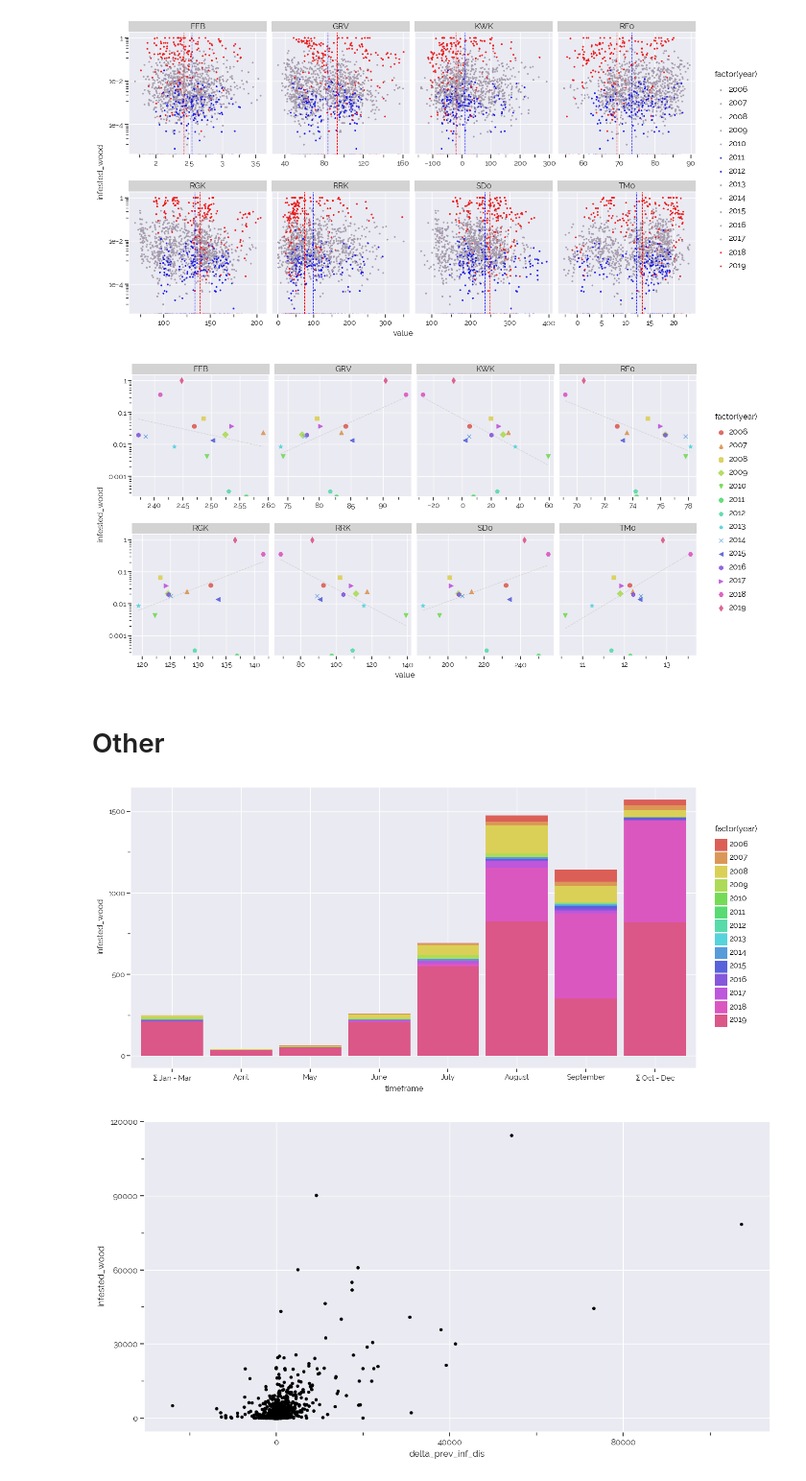
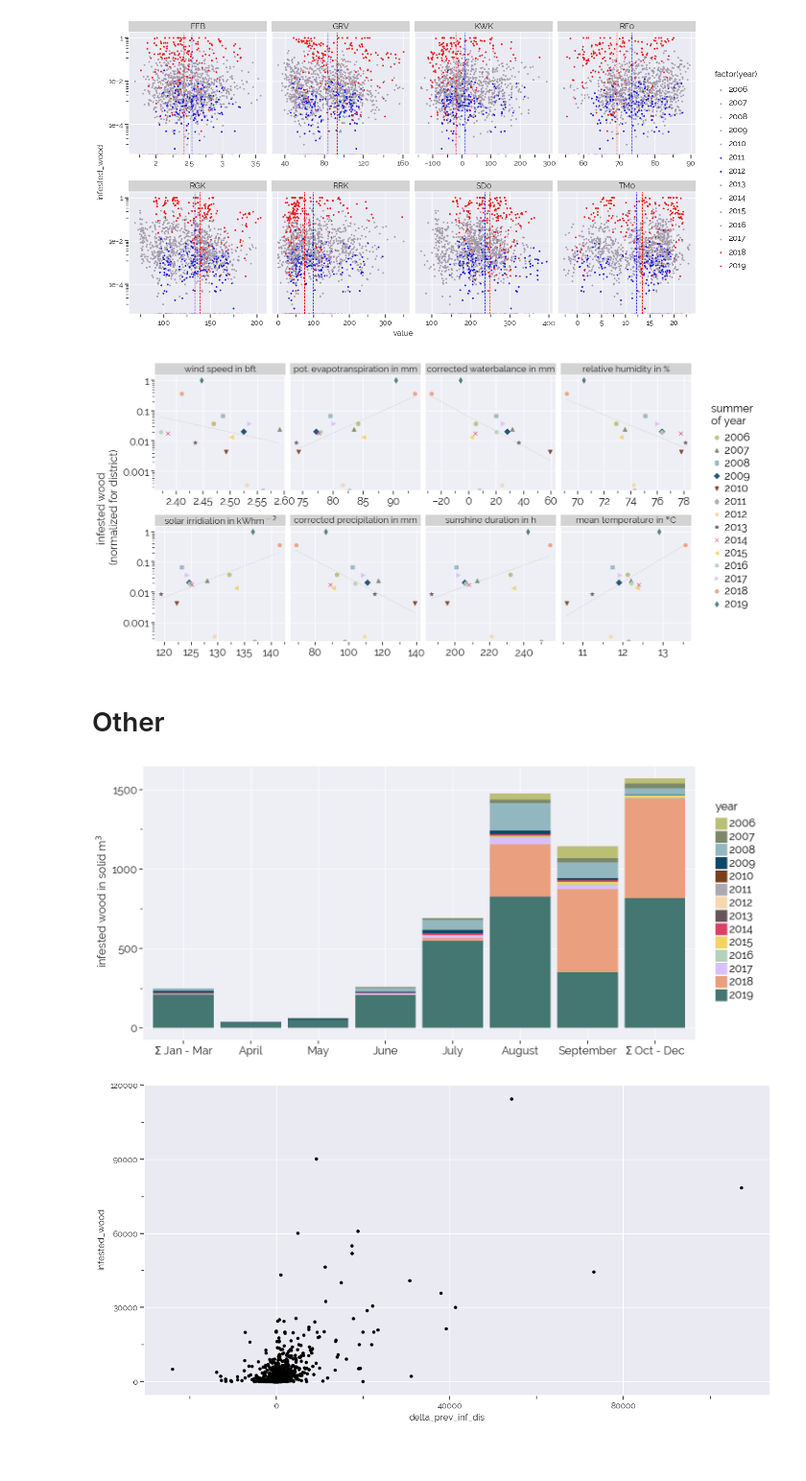
Before and after one commit to ho-ya/Bark_Beetle_Sachsenforst, a Jupyter notebook: 2_EDA.ipynb, the cells around one changed output. Shown at 96% size. Drawn from its saved outputs; the diff is of its cells as text; code cells hidden in the pictures; blank space fills up the shorter version.

```diff
--- a/2_EDA.ipynb
+++ b/2_EDA.ipynb
@@ -17,3 +41,22 @@ rcParams['font.sans-serif'] = ['Raleway']
 data = pd.read_csv('barkbeetle_dataset.csv')
 
 data['timestamp'] = pd.to_datetime(data['timestamp'])
+# %%
+mycolors = ['#447672', '#EA9F7E', '#DABFFF', '#B4D2BA', '#F4D35E',
+            '#DA4167', '#67555C', '#F6D8AE', '#ABA8B2', '#7B3E19',
+            '#0C4767', '#93B7BE', '#7B886B', '#bbbf76', '#F17300']
+
+
+p9.options.figure_size = (10, 7.5)
+x = list(range(15))
+y = [2,1,3]*5
+c = list(range(1,16))
+
+
+
+(
+    p9.ggplot(p9.aes('x' , 'y', color='factor(c)'))
+    + p9.geom_point(size=20)
+    + p9.scale_color_manual(mycolors)
+    + p9.theme_seaborn()
+).draw();
@@ -234,0 +318,11 @@ grouped_by_county = data.groupby(['timestamp','county_name'])['infested_wood'].s
+# %%
+#TODO: Histogram of observations
+
+p9.options.figure_size = (10, 7.5)
+
+(
+    p9.ggplot(data, p9.aes(x='infested_wood'))
+    + p9.geom_histogram(binwidth=2000, fill=mycolors[0], color='black', size=.1)
+    + p9.scale_y_continuous(trans="log1p", breaks=[0,1,10,100,1000,10000])
+    + mytheme
+).draw();
@@ -488,14 +562,14 @@ draw.drop_duplicates(['year'], inplace=True)
 draw['infested_wood'] = draw['infested_wood'].transform(lambda x: minmax_scale(x))
 draw = pd.melt(draw, id_vars=['infested_wood', 'year'], value_vars=['TM0', 'RF0', 'SD0', 'RRK', 'FFB', 'RGK', 'GRV', 'KWK'])
 
-p9.options.figure_size = (15,7.5)
 
 (p9.ggplot(p9.aes('value', 'infested_wood', color='factor(year)', shape='factor(year)'), data=draw)
  + p9.geom_smooth(p9.aes('value', 'infested_wood', group=1), method='lm', se=False, color='lightgrey', size=.5, linetype='--')
  + p9.geom_point(size=3, alpha=.9)
- + p9.facet_wrap('variable', scales='free_x', ncol=4)
- + p9.theme_seaborn()
+ + p9.facet_wrap('variable', scales='free_x', ncol=4, labeller=mylabeller)
+ + p9.xlab('') + p9.ylab('infested wood \n(normalized for district)')
  + p9.scale_y_log10()
+ + p9.scale_color_manual(mycolors[:14][::-1], name='summer \nof year')
  + p9.scale_shape_manual([
     'o',  # circle
     '^',  # triangle up
@@ -511,25 +585,27 @@ p9.options.figure_size = (15,7.5)
     '>',  # triangle right
     'H',  # hexagon1
     'd'   # thin diamond
- ])
- + p9.theme(subplots_adjust={'hspace': 0.31})
+ ], name='summer \nof year')
+ + mythemewide
 ).draw();
 # %% [output]
-[figure, old version]
+[figure, new version]
 # %% [markdown]
 # Other
 # %%
 draw = data[(data['year'].isin(range(2006,2020)))].copy()
 
 draw = pd.DataFrame(draw.groupby(['year', 'timeframe'])['infested_wood'].median()).reset_index()
 
 (p9.ggplot(p9.aes('timeframe', 'infested_wood', fill='factor(year)'), data=draw)
  + p9.geom_col()
- + p9.theme_seaborn()
  + p9.scale_x_discrete(labels=[r'$\Sigma$ Jan - Mar', 'April', 'May', 'June', 'July', 'August', 'September', r'$\Sigma$ Oct - Dec'])
+ + p9.scale_fill_manual(mycolors[:14][::-1], name='year')
+ + p9.xlab('') + p9.ylab(r'infested wood in solid m$^3$')
+ + mytheme
 ).draw();
 # %% [output]
-[figure, old version]
+[figure, new version]
 # %%
 (p9.ggplot(p9.aes('delta_prev_inf_dis', 'infested_wood'), data=data)
  + p9.geom_point()
```
Also changed, not shown: parts of 21 cells of this notebook, 2 other files.
